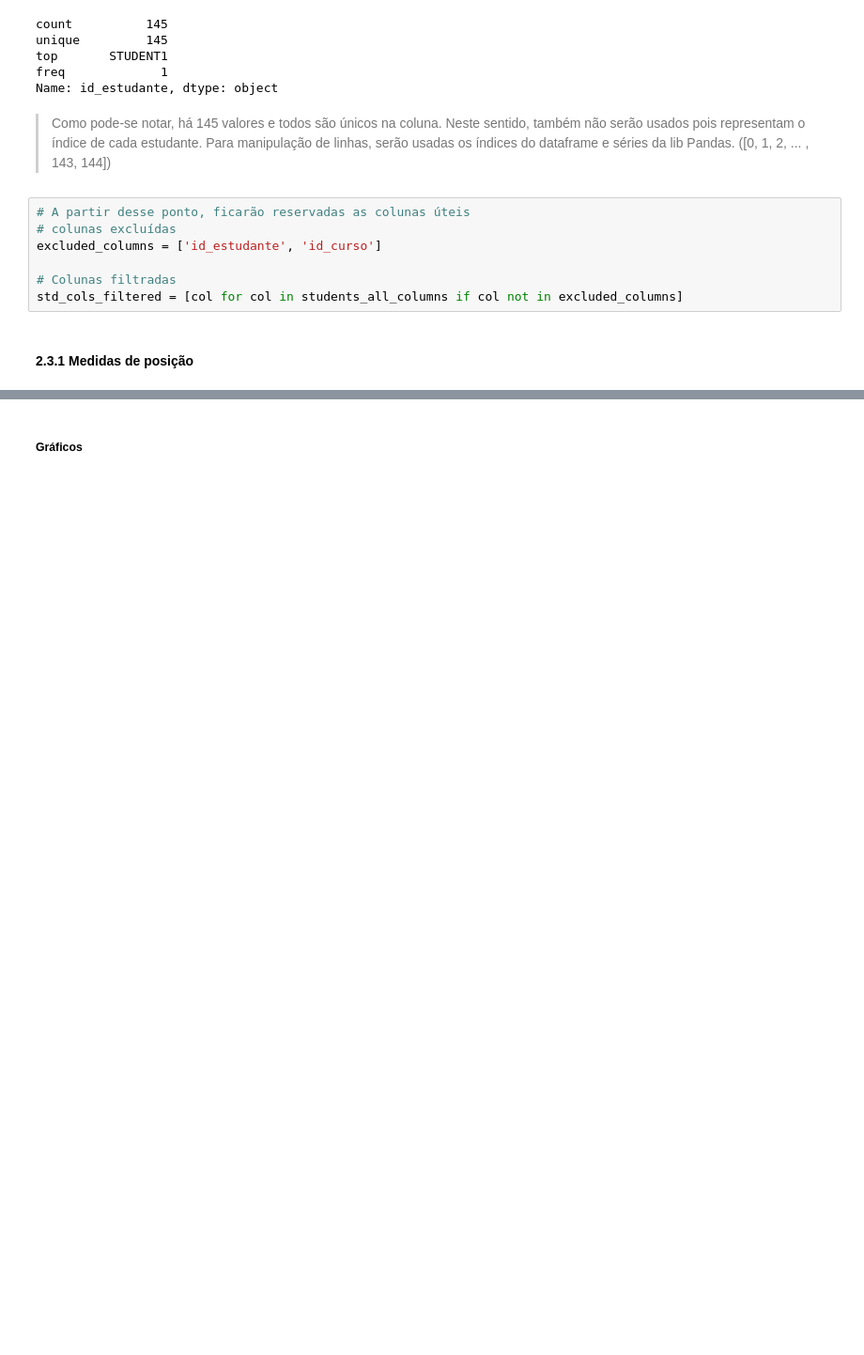
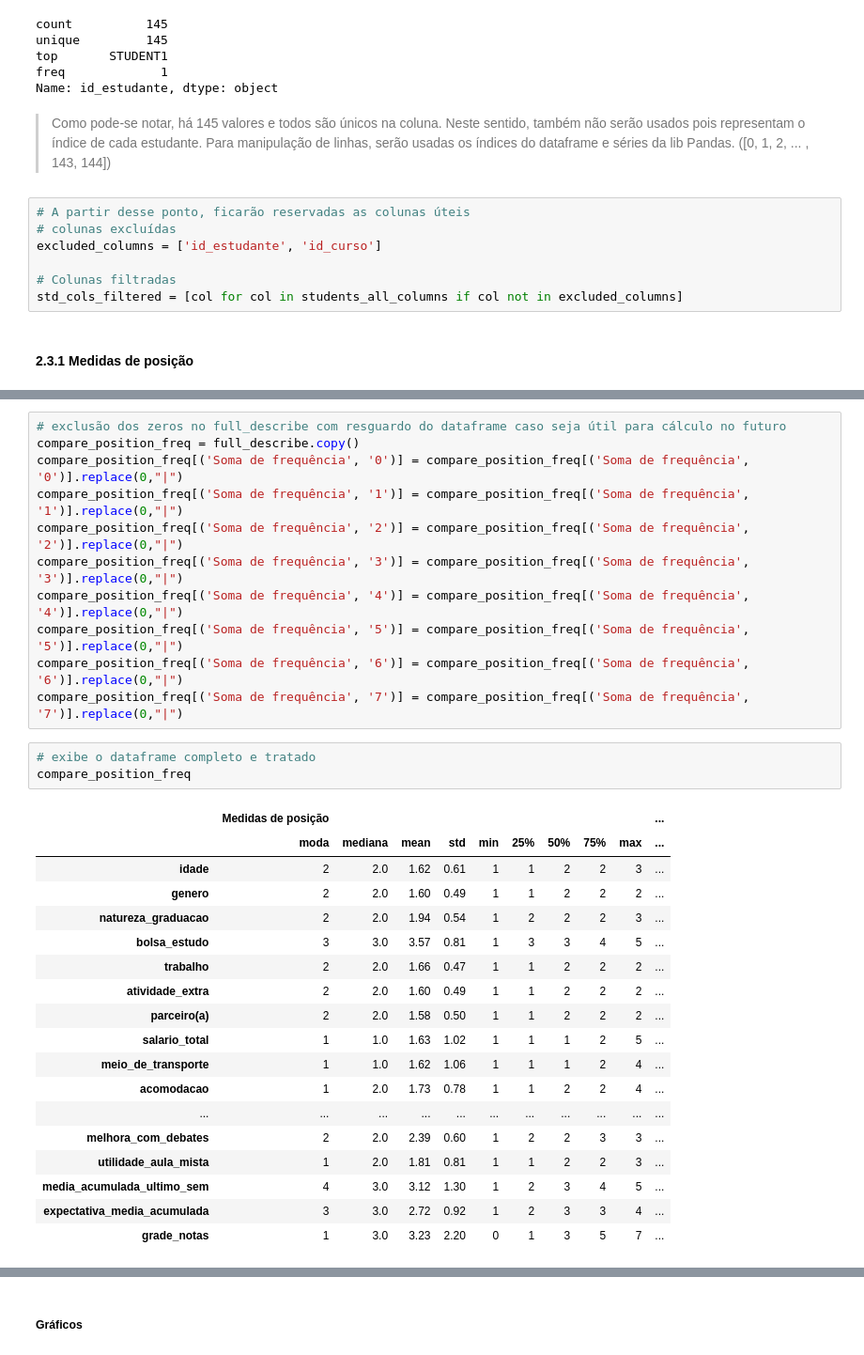
Before and after one commit to IqueMoraes/mvp_analise_exploratoria_e_pre_processamento, a Jupyter notebook: MVP_.ipynb, the cells around one changed output, grey strips where cells are left out. Shown at 94% size. Cells and saved outputs as stored; diff of their text form; blank space fills up the shorter version.

```diff
--- a/MVP_.ipynb
+++ b/MVP_.ipynb
@@ -561 +585,34 @@ compare_mean
+# %%
+# exclusão dos zeros no full_describe com resguardo do dataframe caso seja útil para cálculo no futuro
+compare_position_freq = full_describe.copy()
+compare_position_freq[('Soma de frequência', '0')] = compare_position_freq[('Soma de frequência', '0')].replace(0,"|")
+compare_position_freq[('Soma de frequência', '1')] = compare_position_freq[('Soma de frequência', '1')].replace(0,"|")
+compare_position_freq[('Soma de frequência', '2')] = compare_position_freq[('Soma de frequência', '2')].replace(0,"|")
+compare_position_freq[('Soma de frequência', '3')] = compare_position_freq[('Soma de frequência', '3')].replace(0,"|")
+compare_position_freq[('Soma de frequência', '4')] = compare_position_freq[('Soma de frequência', '4')].replace(0,"|")
+compare_position_freq[('Soma de frequência', '5')] = compare_position_freq[('Soma de frequência', '5')].replace(0,"|")
+compare_position_freq[('Soma de frequência', '6')] = compare_position_freq[('Soma de frequência', '6')].replace(0,"|")
+compare_position_freq[('Soma de frequência', '7')] = compare_position_freq[('Soma de frequência', '7')].replace(0,"|")
+# %%
+# exibe o dataframe completo e tratado
+compare_position_freq
+# %% [output]
+|  | Medidas de posição |  |  |  |  |  |  |  |  | ... |
+|  | moda | mediana | mean | std | min | 25% | 50% | 75% | max | ... |
+| idade | 2 | 2.0 | 1.62 | 0.61 | 1 | 1 | 2 | 2 | 3 | ... |
+| genero | 2 | 2.0 | 1.60 | 0.49 | 1 | 1 | 2 | 2 | 2 | ... |
+| natureza_graduacao | 2 | 2.0 | 1.94 | 0.54 | 1 | 2 | 2 | 2 | 3 | ... |
+| bolsa_estudo | 3 | 3.0 | 3.57 | 0.81 | 1 | 3 | 3 | 4 | 5 | ... |
+| trabalho | 2 | 2.0 | 1.66 | 0.47 | 1 | 1 | 2 | 2 | 2 | ... |
+| atividade_extra | 2 | 2.0 | 1.60 | 0.49 | 1 | 1 | 2 | 2 | 2 | ... |
+| parceiro(a) | 2 | 2.0 | 1.58 | 0.50 | 1 | 1 | 2 | 2 | 2 | ... |
+| salario_total | 1 | 1.0 | 1.63 | 1.02 | 1 | 1 | 1 | 2 | 5 | ... |
+| meio_de_transporte | 1 | 1.0 | 1.62 | 1.06 | 1 | 1 | 1 | 2 | 4 | ... |
+| acomodacao | 1 | 2.0 | 1.73 | 0.78 | 1 | 1 | 2 | 2 | 4 | ... |
+| ... | ... | ... | ... | ... | ... | ... | ... | ... | ... | ... |
+| melhora_com_debates | 2 | 2.0 | 2.39 | 0.60 | 1 | 2 | 2 | 3 | 3 | ... |
+| utilidade_aula_mista | 1 | 2.0 | 1.81 | 0.81 | 1 | 1 | 2 | 2 | 3 | ... |
+| media_acumulada_ultimo_sem | 4 | 3.0 | 3.12 | 1.30 | 1 | 2 | 3 | 4 | 5 | ... |
+| expectativa_media_acumulada | 3 | 3.0 | 2.72 | 0.92 | 1 | 2 | 3 | 3 | 4 | ... |
+| grade_notas | 1 | 3.0 | 3.23 | 2.20 | 0 | 1 | 3 | 5 | 7 | ... |
 # %% [markdown]
```
Also changed, not shown: parts of 48 cells of this notebook.
